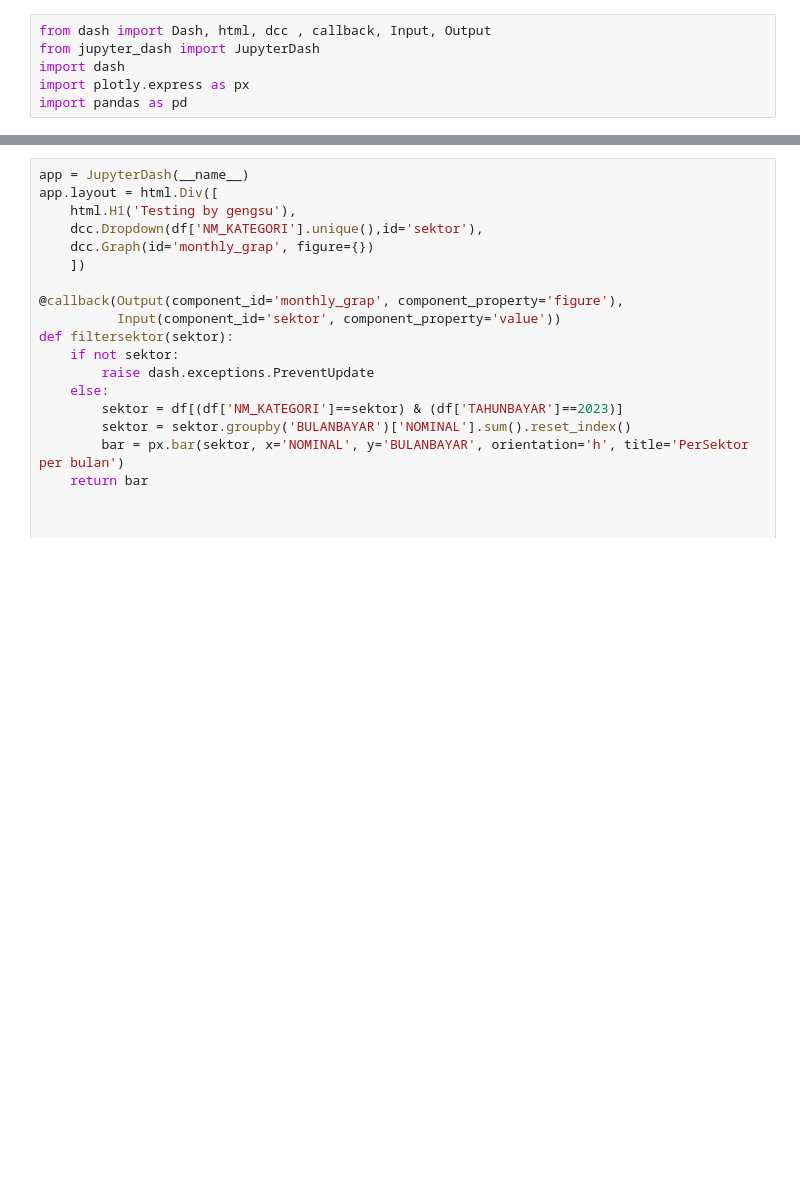
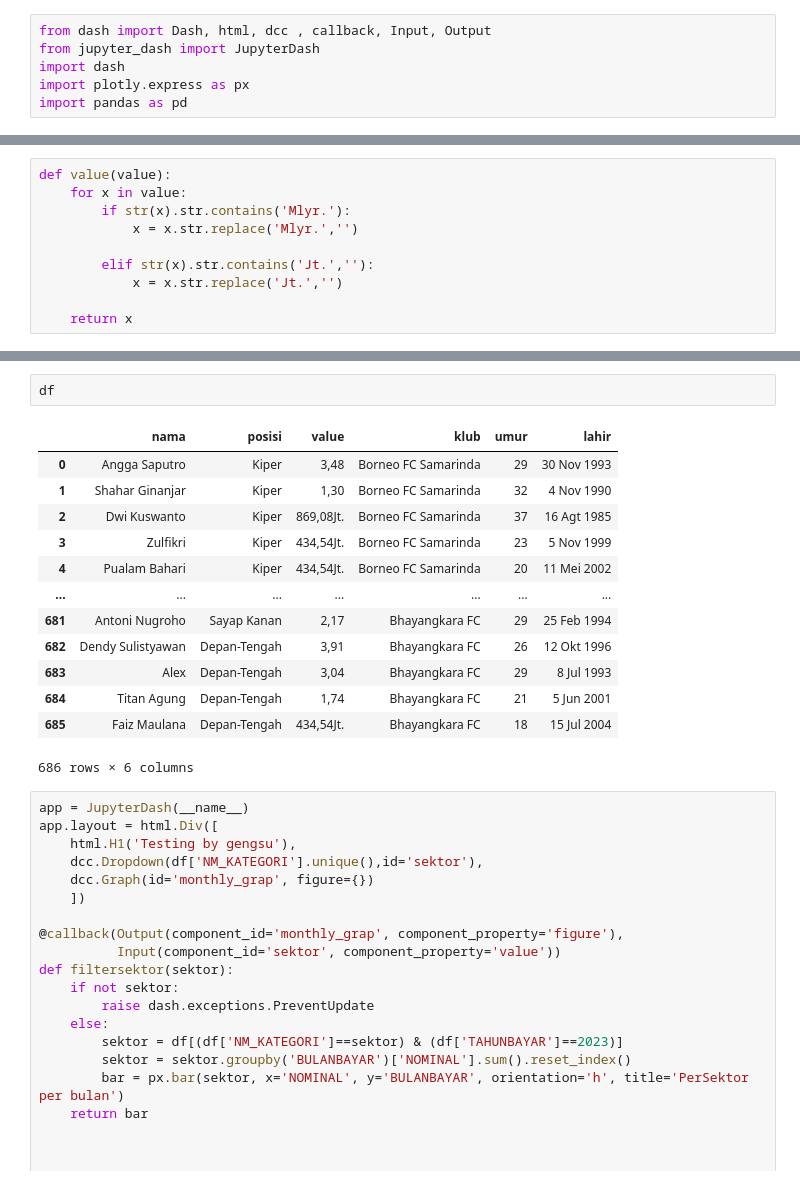
Before and after one commit to Gengsu07/DASH, a Jupyter notebook: Master_DashPlotly.ipynb, the cells around one changed output, grey strips where cells are left out. Saved outputs shown, nothing was run; the diff lists cells and outputs as text; blank space fills up the shorter version.

```diff
--- a/Master_DashPlotly.ipynb
+++ b/Master_DashPlotly.ipynb
@@ -29,0 +61,10 @@ memory usage: 51.5+ MB
+# %%
+def value(value):
+    for x in value:
+        if str(x).str.contains('Mlyr.'):
+            x = x.str.replace('Mlyr.','')
+
+        elif str(x).str.contains('Jt.',''):
+            x = x.str.replace('Jt.','')
+
+    return x
@@ -30,3 +78,19 @@ memory usage: 51.5+ MB
+# %%
+df
+# %% [output]
+|  | nama | posisi | value | klub | umur | lahir |
+| 0 | Angga Saputro | Kiper | 3,48 | Borneo FC Samarinda | 29 | 30 Nov 1993 |
+| 1 | Shahar Ginanjar | Kiper | 1,30 | Borneo FC Samarinda | 32 | 4 Nov 1990 |
+| 2 | Dwi Kuswanto | Kiper | 869,08Jt. | Borneo FC Samarinda | 37 | 16 Agt 1985 |
+| 3 | Zulfikri | Kiper | 434,54Jt. | Borneo FC Samarinda | 23 | 5 Nov 1999 |
+| 4 | Pualam Bahari | Kiper | 434,54Jt. | Borneo FC Samarinda | 20 | 11 Mei 2002 |
+| ... | ... | ... | ... | ... | ... | ... |
+| 681 | Antoni Nugroho | Sayap Kanan | 2,17 | Bhayangkara FC | 29 | 25 Feb 1994 |
+| 682 | Dendy Sulistyawan | Depan-Tengah | 3,91 | Bhayangkara FC | 26 | 12 Okt 1996 |
+| 683 | Alex | Depan-Tengah | 3,04 | Bhayangkara FC | 29 | 8 Jul 1993 |
+| 684 | Titan Agung | Depan-Tengah | 1,74 | Bhayangkara FC | 21 | 5 Jun 2001 |
+| 685 | Faiz Maulana | Depan-Tengah | 434,54Jt. | Bhayangkara FC | 18 | 15 Jul 2004 |
+686 rows × 6 columns
 # %%
 app = JupyterDash(__name__)
 app.layout = html.Div([
```
Also changed, not shown: parts of 10 cells of this notebook, 1 other file.
